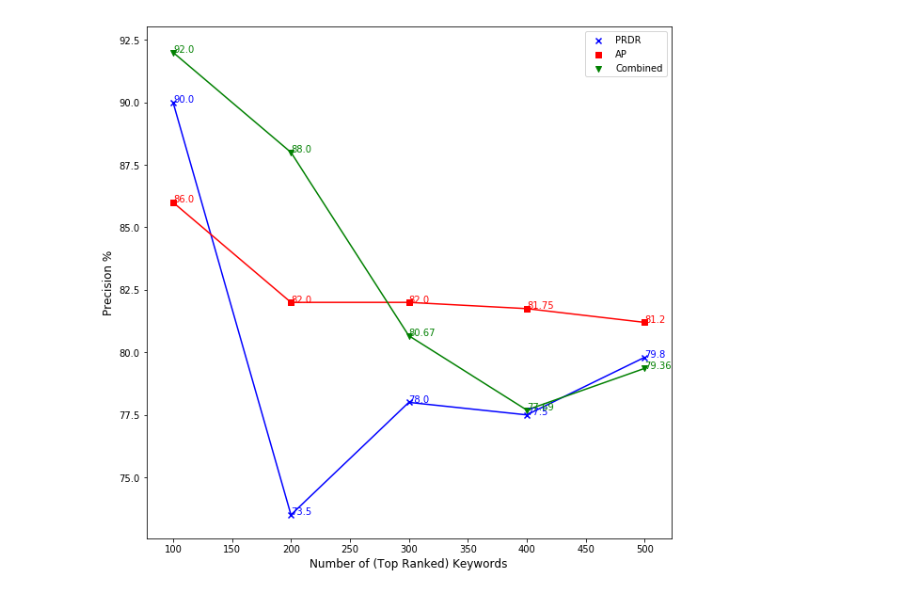
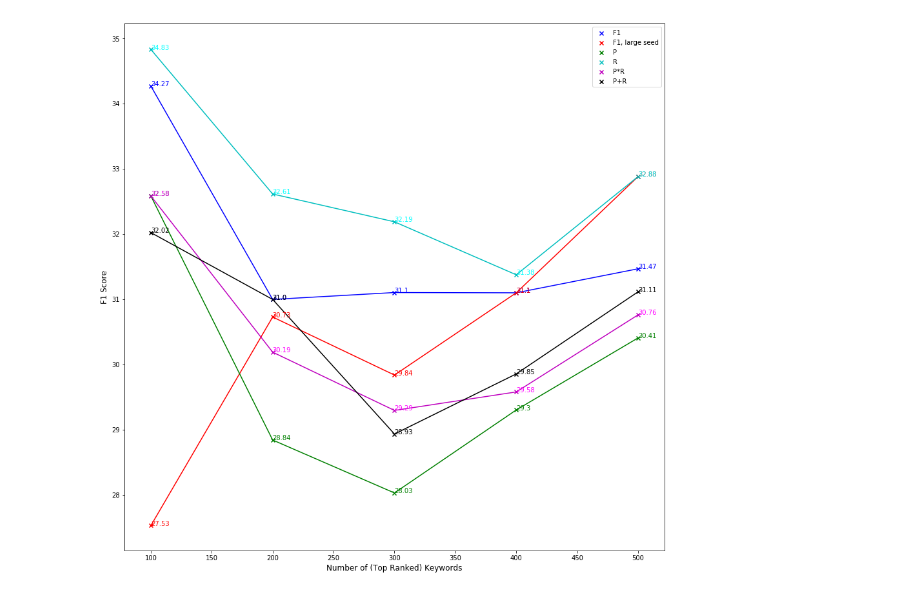
Before and after one commit to harrywsh/phrase-detection, a Jupyter notebook: metrics/clean_labelling_algorithm.ipynb, the cells around one changed output. Cells and saved outputs as stored; diff of their text form; code cells hidden in the pictures.

```diff
--- a/metrics/clean_labelling_algorithm.ipynb
+++ b/metrics/clean_labelling_algorithm.ipynb
@@ -68,0 +81,7 @@ def get_recall(prdr_good_set, ap_good_set):
+# %%
+prdr_0 = [word for (word, score) in prdr_0]
+prdr_0_v2 = [word for (word, score) in prdr_0_v2]
+prdr_1 = [word for (word, score) in prdr_1]
+prdr_2 = [word for (word, score) in prdr_2]
+prdr_3 = [word for (word, score) in prdr_3]
+prdr_4 = [word for (word, score) in prdr_4]
@@ -68,0 +92,7 @@ def get_recall(prdr_good_set, ap_good_set):
+# %%
+with open("../final_stuff/data/AutoPhrase.txt", "r") as f:
+    ap_words = []
+    for i, line in enumerate(f.readlines()):
+        ap_words.append(line[:-1].split('\t')[1])
+        if i > 1500:
+            break
@@ -68,0 +135,2 @@ def get_recall(prdr_good_set, ap_good_set):
+# %%
+num_doc_values, precision, recall = get_precision_and_recall_values([prdr_0, prdr_0_v2, prdr_1, prdr_2, prdr_3, prdr_4, ap_words], 600, 100)
@@ -196,42 +288,34 @@ Rechecking... Keyword: alternating minimization Max Similarity: 80.8264448841519
 # %%
 import matplotlib.pyplot as plt
 %matplotlib inline
 
-x = y
+x = num_doc_values
+y = [[(2*j*k/(j+k)) for j,k in zip(precision[i], recall[i])] for i in range(6)]
 
-prdr_precision = p1
-ap_precision = p2
-combined_precision = p3
+colors = ['b', 'r', 'g', 'c', 'm', 'k']
+colors_v2 = ['blue', 'red', 'green', 'cyan', 'magenta', 'black']
+labels = ['F1', 'F1, large seed', 'P', 'R', 'P*R', 'P+R']
 
 # old_precision = [86.0, 82.0, 82.0, 81.75, 81.2]
 # old_recall = [49.43, 53.07, 51.57, 51.58, 50.69]
 # old_f1 = [62.77, 64.44, 63.32, 63.25, 63.25]
 
-plt.figure(figsize=(10,10))
-plt.scatter(x, prdr_precision, c='b', marker='x', label='PRDR')
-plt.plot(x, prdr_precision, c='b')
-plt.scatter(x, ap_precision, c='r', marker='s', label='AP')
-plt.plot(x, ap_precision, c='r')
-plt.scatter(x, combined_precision, c='g', marker='v', label='Combined')
-plt.plot(x, combined_precision, c='g')
+plt.figure(figsize=(15,15))
+for i in range(6):
+    plt.scatter(x, y[i], c=colors[i], marker='x', label=labels[i])
+    plt.plot(x, y[i], c=colors[i])
+    for i_x, i_y in zip(x, y[i]):
+        plt.text(i_x, i_y, '{}'.format(round(i_y,2)), color = colors_v2[i])
+
 plt.legend(loc='upper right')
 
 plt.xlabel('Number of (Top Ranked) Keywords', fontsize=12)
-plt.ylabel('Precision %', fontsize=12)
-
-for i_x, i_y in zip(x, prdr_precision):
-    plt.text(i_x, i_y, '{}'.format(round(i_y,2)), color = 'blue')
-
-for i_x, i_y in zip(x, ap_precision):
-    plt.text(i_x, i_y, '{}'.format(round(i_y,2)), color = 'red')
-
-for i_x, i_y in zip(x, combined_precision):
-    plt.text(i_x, i_y, '{}'.format(round(i_y,2)), color = 'green')
+plt.ylabel('F1 Score', fontsize=12)
 
 # plt.show()
-plt.savefig('combined_precision_graph.png')
+plt.savefig('diff_methods_f1_graph.png')
 # %% [output]
-[figure, old version]
+[figure, new version]
 # %%
 x = y
 
```
Also changed, not shown: parts of 20 cells of this notebook, 15 other files.
